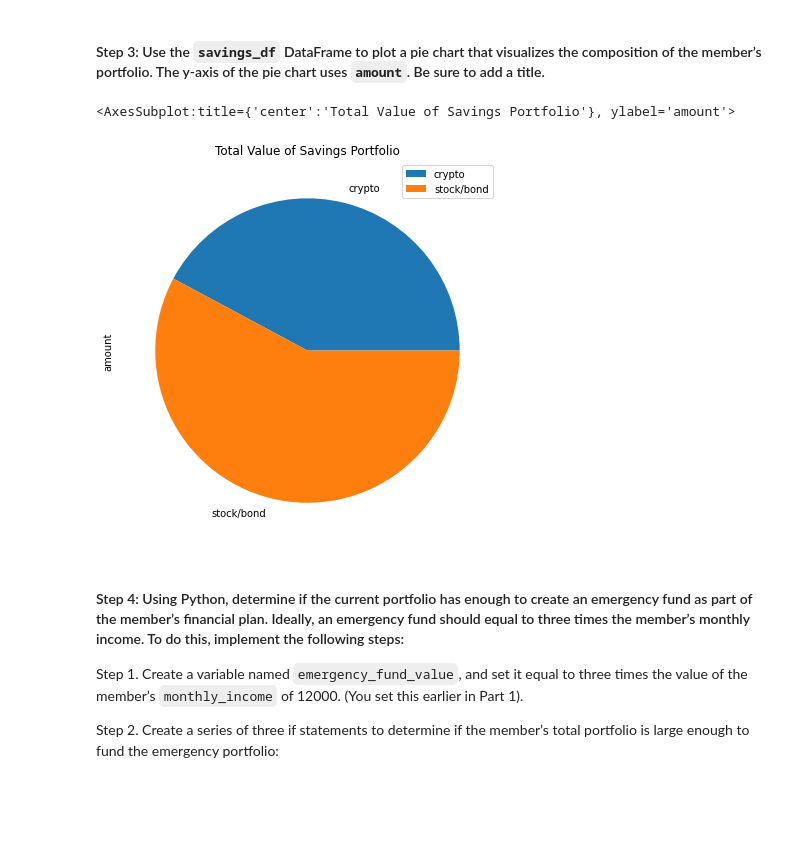
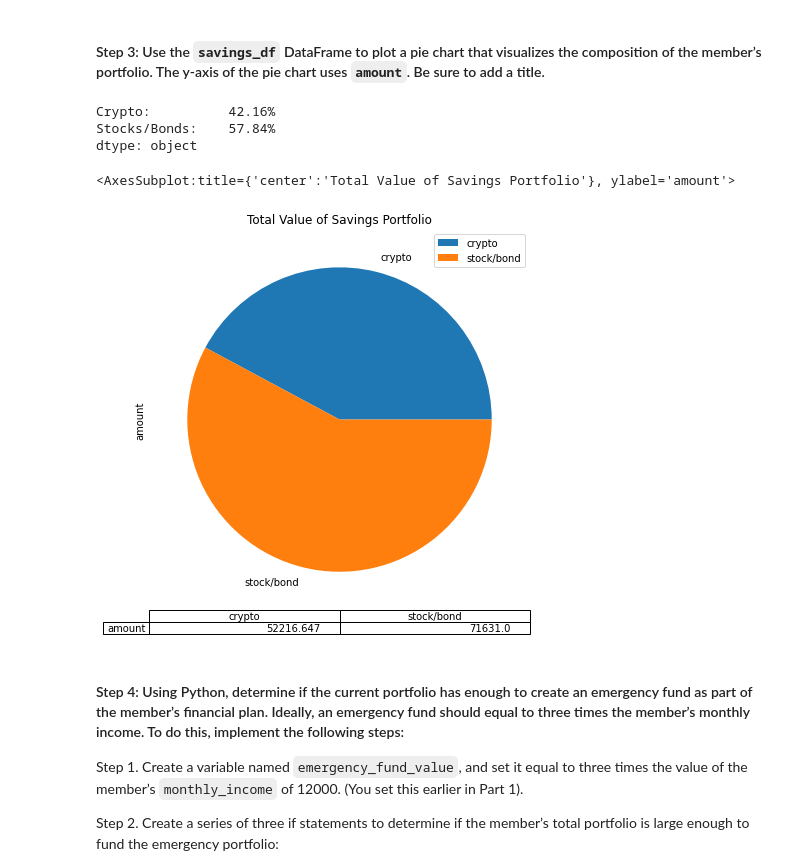
Before and after one commit to pentius00/05_Financial_Planner, a Jupyter notebook: financial_planning_tools.ipynb, the cells around one changed output. Cells and saved outputs as stored; diff of their text form; code cells hidden in the pictures; blank space fills up the shorter version.

Commit message:
update pie chart

```diff
--- a/financial_planning_tools.ipynb
+++ b/financial_planning_tools.ipynb
@@ -341,11 +341,30 @@ savings_df
 # %% [markdown]
 #### Step 3: Use the `savings_df` DataFrame to plot a pie chart that visualizes the composition of the member’s portfolio. The y-axis of the pie chart uses `amount`. Be sure to add a title.
 # %%
+#crypto_value = savings_df.loc['crypto']
+#stock_bond_value = savings_df.loc['stock/bond']
+total_value = savings_df.sum()
+crypto_string = f"{float(100 * total_crypto_wallet / total_value):.2f}%"
+stock_bond_string = f"{float(100 * total_stocks_bonds / total_value):.2f}%"
+table_values = {"Crypto:": crypto_string, "Stocks/Bonds:": stock_bond_string}
+plot_table_series = pd.Series(table_values)
+display(plot_table_series)
+
 # Plot the total value of the member's portfolio (crypto and stock/bond) in a pie chart
-savings_df.plot(kind='pie', y='amount', title='Total Value of Savings Portfolio', figsize=(14,7))
+savings_df.plot(
+    kind='pie',
+    y='amount',
+    title='Total Value of Savings Portfolio',
+    figsize=(14,7),
+    table=True,
+
+)
 # %% [output]
-<AxesSubplot:title={'center':'Total Value of Savings Portfolio'}, ylabel='amount'>
+Crypto:          42.16%
+Stocks/Bonds:    57.84%
+dtype: object
+<AxesSubplot:title={'center':'Total Value of Savings Portfolio'}, ylabel='amount'>
-[figure, old version]
+[figure, new version]
 # %% [markdown]
 #### Step 4: Using Python, determine if the current portfolio has enough to create an emergency fund as part of the member’s financial plan. Ideally, an emergency fund should equal to three times the member’s monthly income. To do this, implement the following steps:
 
```
Also changed, not shown: 2 other files.
